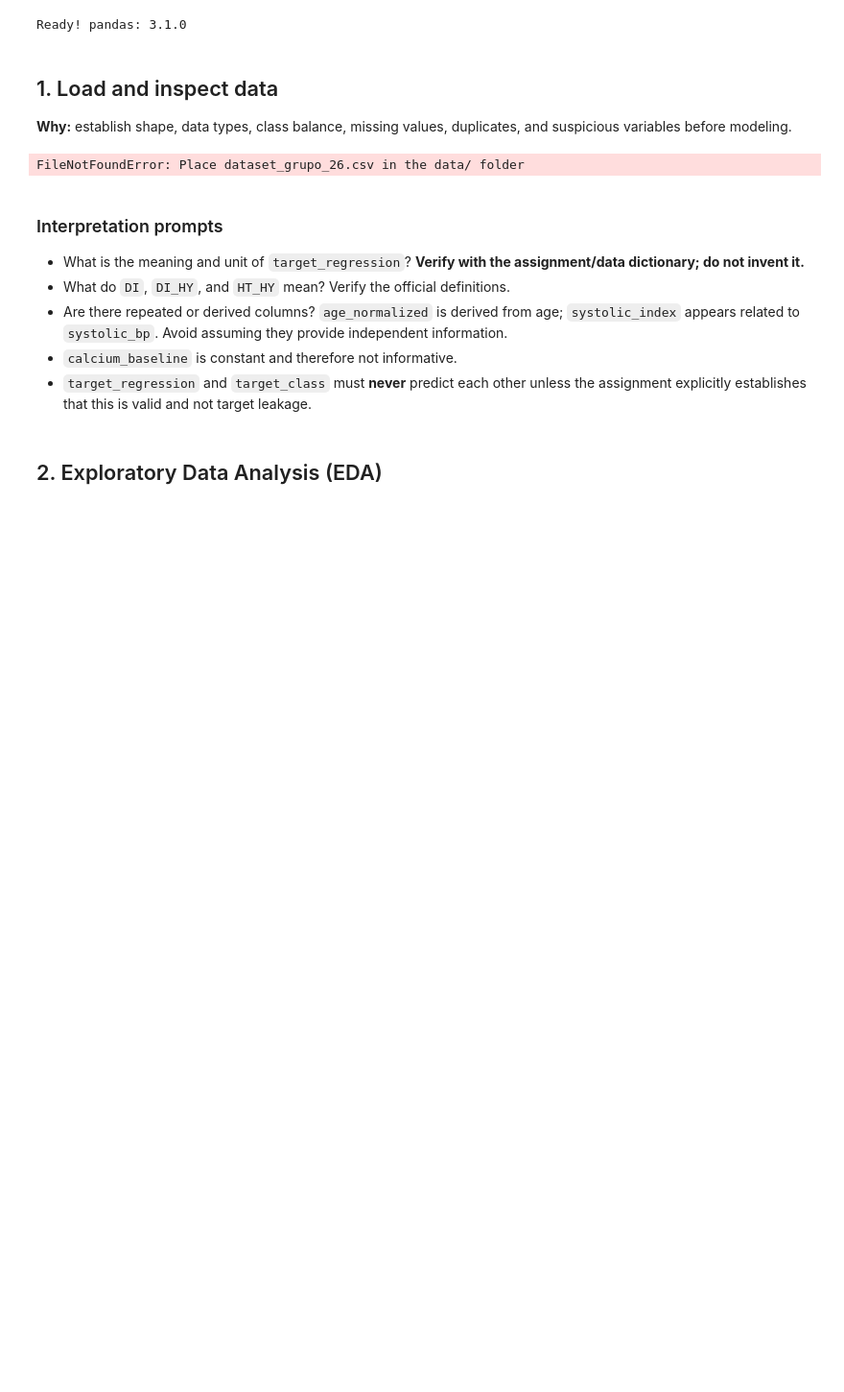
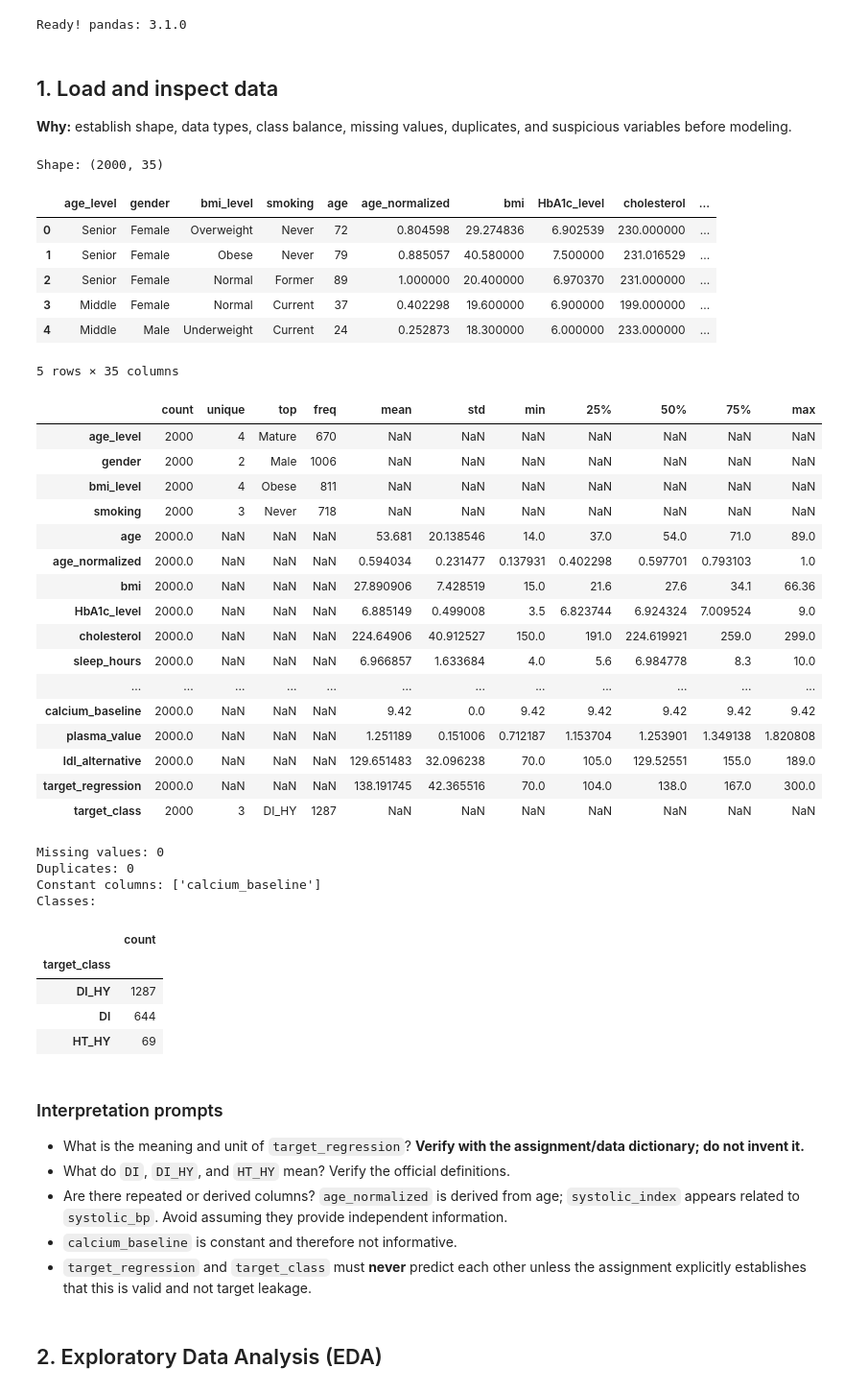
Before and after one commit to LadyCiaradh/APRAU_1131504_1250515_1220638, a Jupyter notebook: notebooks/APRAU_Group26_Tutorial.ipynb, the cells around one changed output. Shown at 96% size. Cells and saved outputs as stored; diff of their text form; code cells hidden in the pictures; blank space fills up the shorter version.

```diff
--- a/notebooks/APRAU_Group26_Tutorial.ipynb
+++ b/notebooks/APRAU_Group26_Tutorial.ipynb
@@ -42,20 +42,53 @@ Ready! pandas: 3.1.0
 ## 1. Load and inspect data
 **Why:** establish shape, data types, class balance, missing values, duplicates, and suspicious variables before modeling.
 # %%
-paths = [Path('data/dataset_grupo_26.csv'), Path('dataset_grupo_26.csv'), Path('/mnt/data/dataset_grupo_26.csv')]
+paths = [Path('../data/dataset_grupo_26.csv'), Path('dataset_grupo_26.csv'), Path('/mnt/data/dataset_grupo_26.csv')]
 path = next((p for p in paths if p.exists()), None)
 if path is None:
     raise FileNotFoundError('Place dataset_grupo_26.csv in the data/ folder')
 df = pd.read_csv(path)
 print('Shape:', df.shape)
 display(df.head(), df.describe(include='all').T)
 print('Missing values:', df.isna().sum().sum())
 print('Duplicates:', df.duplicated().sum())
 print('Constant columns:', df.columns[df.nunique(dropna=False) <= 1].tolist())
 print('Classes:')
 display(df['target_class'].value_counts().to_frame('count'))
 # %% [output]
-FileNotFoundError: Place dataset_grupo_26.csv in the data/ folder
+Shape: (2000, 35)
+|  | age_level | gender | bmi_level | smoking | age | age_normalized | bmi | HbA1c_level | cholesterol | ... |
+| 0 | Senior | Female | Overweight | Never | 72 | 0.804598 | 29.274836 | 6.902539 | 230.000000 | ... |
+| 1 | Senior | Female | Obese | Never | 79 | 0.885057 | 40.580000 | 7.500000 | 231.016529 | ... |
+| 2 | Senior | Female | Normal | Former | 89 | 1.000000 | 20.400000 | 6.970370 | 231.000000 | ... |
+| 3 | Middle | Female | Normal | Current | 37 | 0.402298 | 19.600000 | 6.900000 | 199.000000 | ... |
+| 4 | Middle | Male | Underweight | Current | 24 | 0.252873 | 18.300000 | 6.000000 | 233.000000 | ... |
+5 rows × 35 columns
+|  | count | unique | top | freq | mean | std | min | 25% | 50% | 75% | max |
+| age_level | 2000 | 4 | Mature | 670 | NaN | NaN | NaN | NaN | NaN | NaN | NaN |
+| gender | 2000 | 2 | Male | 1006 | NaN | NaN | NaN | NaN | NaN | NaN | NaN |
+| bmi_level | 2000 | 4 | Obese | 811 | NaN | NaN | NaN | NaN | NaN | NaN | NaN |
+| smoking | 2000 | 3 | Never | 718 | NaN | NaN | NaN | NaN | NaN | NaN | NaN |
+| age | 2000.0 | NaN | NaN | NaN | 53.681 | 20.138546 | 14.0 | 37.0 | 54.0 | 71.0 | 89.0 |
+| age_normalized | 2000.0 | NaN | NaN | NaN | 0.594034 | 0.231477 | 0.137931 | 0.402298 | 0.597701 | 0.793103 | 1.0 |
+| bmi | 2000.0 | NaN | NaN | NaN | 27.890906 | 7.428519 | 15.0 | 21.6 | 27.6 | 34.1 | 66.36 |
+| HbA1c_level | 2000.0 | NaN | NaN | NaN | 6.885149 | 0.499008 | 3.5 | 6.823744 | 6.924324 | 7.009524 | 9.0 |
+| cholesterol | 2000.0 | NaN | NaN | NaN | 224.64906 | 40.912527 | 150.0 | 191.0 | 224.619921 | 259.0 | 299.0 |
+| sleep_hours | 2000.0 | NaN | NaN | NaN | 6.966857 | 1.633684 | 4.0 | 5.6 | 6.984778 | 8.3 | 10.0 |
+| ... | ... | ... | ... | ... | ... | ... | ... | ... | ... | ... | ... |
+| calcium_baseline | 2000.0 | NaN | NaN | NaN | 9.42 | 0.0 | 9.42 | 9.42 | 9.42 | 9.42 | 9.42 |
+| plasma_value | 2000.0 | NaN | NaN | NaN | 1.251189 | 0.151006 | 0.712187 | 1.153704 | 1.253901 | 1.349138 | 1.820808 |
+| ldl_alternative | 2000.0 | NaN | NaN | NaN | 129.651483 | 32.096238 | 70.0 | 105.0 | 129.52551 | 155.0 | 189.0 |
+| target_regression | 2000.0 | NaN | NaN | NaN | 138.191745 | 42.365516 | 70.0 | 104.0 | 138.0 | 167.0 | 300.0 |
+| target_class | 2000 | 3 | DI_HY | 1287 | NaN | NaN | NaN | NaN | NaN | NaN | NaN |
+Missing values: 0
+Duplicates: 0
+Constant columns: ['calcium_baseline']
+Classes:
+|  | count |
+| target_class |  |
+| DI_HY | 1287 |
+| DI | 644 |
+| HT_HY | 69 |
 # %% [markdown]
 ### Interpretation prompts
 - What is the meaning and unit of `target_regression`? **Verify with the assignment/data dictionary; do not invent it.**
```
Also changed, not shown: parts of 8 cells of this notebook.
